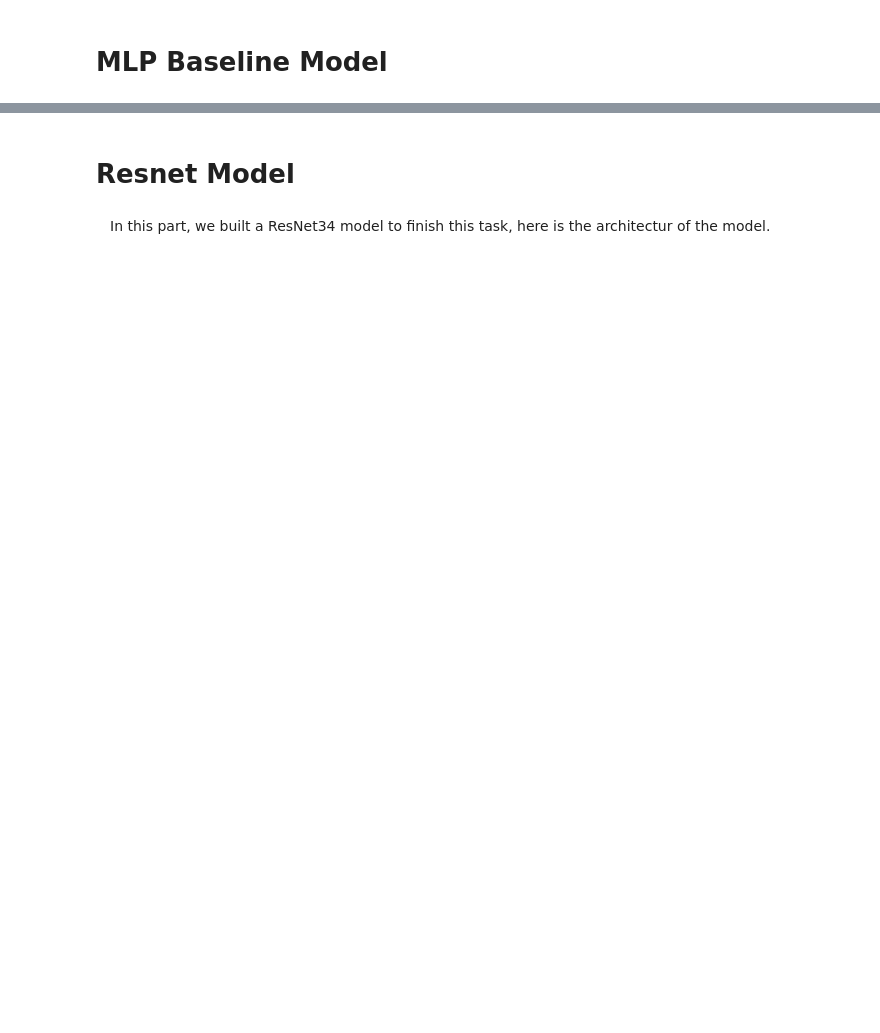
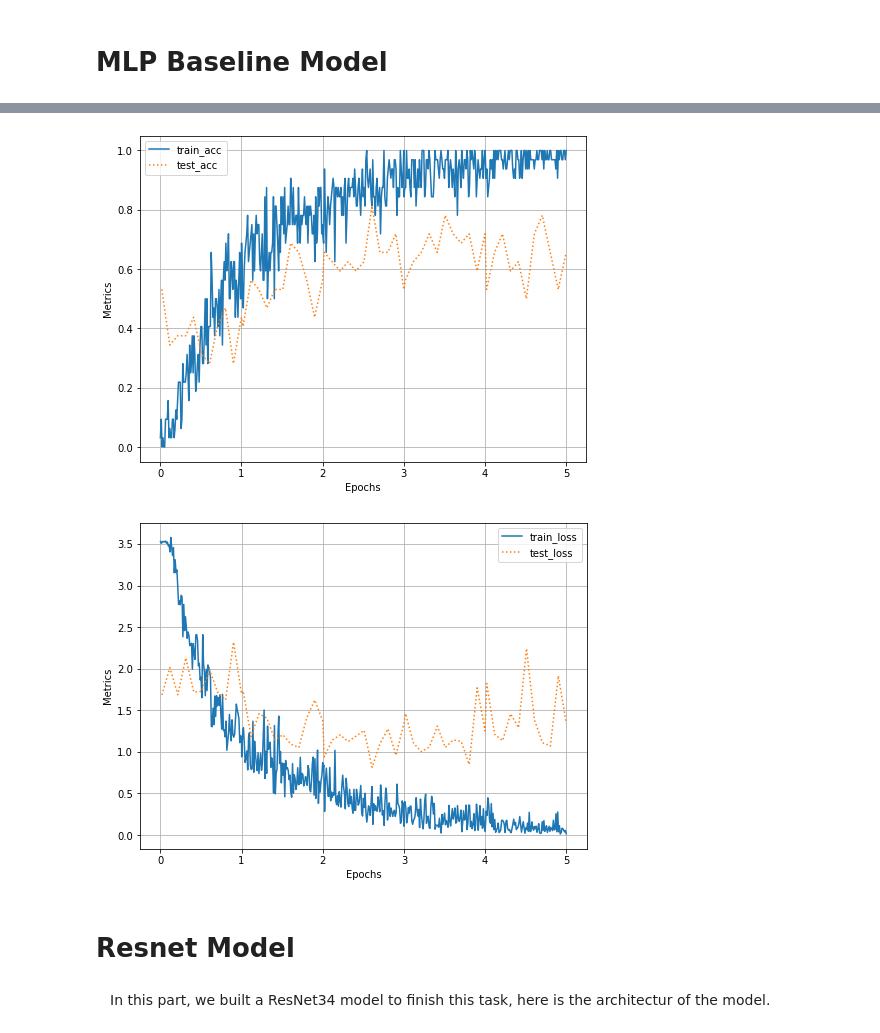
Before and after one commit to KSDeng/Mahjong-Master, a Jupyter notebook: Report.ipynb, the cells around one changed output, grey strips where cells are left out. Cells and saved outputs as stored; diff of their text form; code cells hidden in the pictures; blank space fills up the shorter version.

Commit message:
add code for visualization

```diff
--- a/Report.ipynb
+++ b/Report.ipynb
@@ -473,3 +472,9 @@ MLP test accuracy: 56 %
+# %%
+log_mlp.plot(['mlp_train_acc', 'mlp_test_acc'])
+log_mlp.plot(['mlp_train_loss', 'mlp_test_loss'])
+# %% [output]
+[figure, added]
+[figure, added]
 # %% [markdown]
 # Resnet Model
 # %% [markdown]
```
Also changed, not shown: parts of 8 cells of this notebook, 1 other file.
